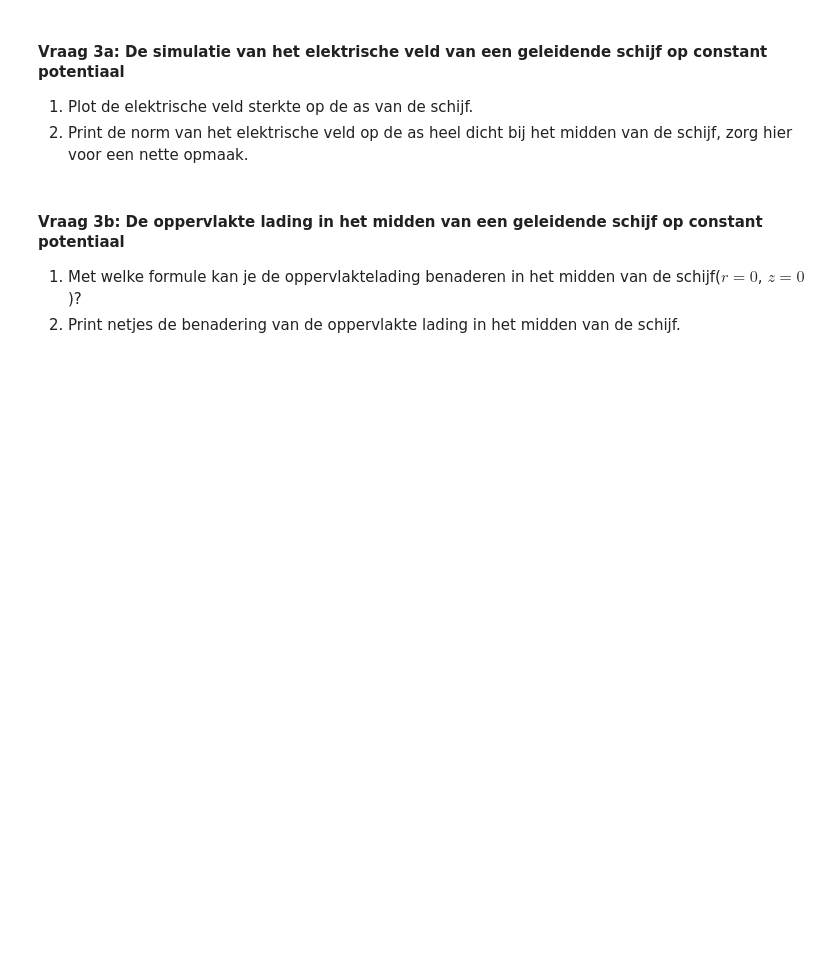
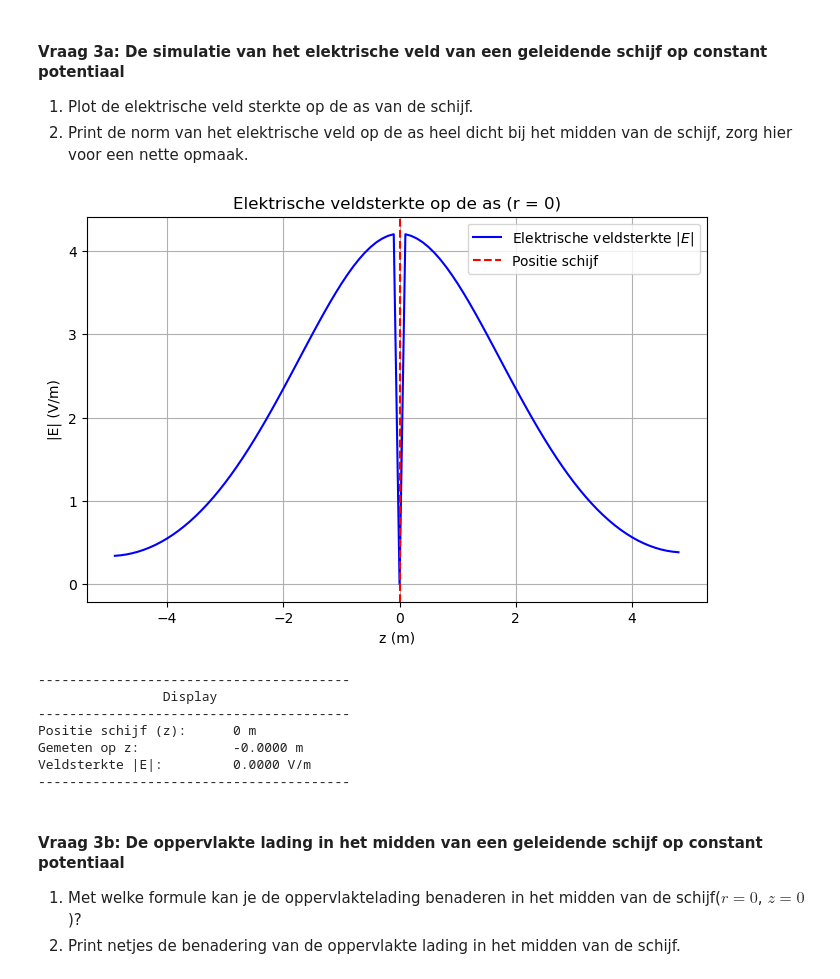
Before and after one commit to carstenschroevers-eng/opdrachten-DEF-D, a Jupyter notebook: DigitaleOntwerpopdrachten/1CondensatorOpdracht/CondensatorOntwerpopdracht.ipynb, the cells around one changed output. Drawn from its saved outputs; the diff is of its cells as text; code cells hidden in the pictures; blank space fills up the shorter version.

```diff
--- a/DigitaleOntwerpopdrachten/1CondensatorOpdracht/CondensatorOntwerpopdracht.ipynb
+++ b/DigitaleOntwerpopdrachten/1CondensatorOpdracht/CondensatorOntwerpopdracht.ipynb
@@ -334,9 +334,39 @@ plot_results_disk(Ez, Er, normE, V, r, z, grid_step, disk_radius, z_pos_disk1, z
 1. Plot de elektrische veld sterkte op de as van de schijf.
 2. Print de norm van het elektrische veld op de as heel dicht bij het midden van de schijf, zorg hier voor een nette opmaak.
 # %%
-###
-###Jouw code hier###
-###
+#eerst vinden voor welke index E bij r0 hoort.
+r0 = 0
+Ejuiste = normE[:, r0]
+
+plt.figure(figsize=(8, 5))
+plt.plot(z_for_E, Ejuiste, label='Elektrische veldsterkte $|E|$', color='blue')
+plt.axvline(x=z_pos_disk1, color='red', linestyle='--', label='Positie schijf')
+plt.xlabel('z (m)')
+plt.ylabel('|E| (V/m)')
+plt.title('Elektrische veldsterkte op de as (r = 0)')
+plt.grid(True)
+plt.legend()
+plt.show()
+
+idxmiddenz = np.abs(z_for_E - z_pos_disk1).argmin()
+Emidden = Ejuiste[idx_center_z]
+
+print("-" * 40)
+print(f"{'Display':^40}")
+print("-" * 40)
+print(f"Positie schijf (z):      {z_pos_disk1} m")
+print(f"Gemeten op z:            {z_for_E[idxmiddenz]:.4f} m")
+print(f"Veldsterkte |E|:         {Emidden:.4f} V/m")
+print("-" * 40)
+# %% [output]
+[figure, added]
+----------------------------------------
+                Display
+----------------------------------------
+Positie schijf (z):      0 m
+Gemeten op z:            -0.0000 m
+Veldsterkte |E|:         0.0000 V/m
+----------------------------------------
 # %% [markdown]
 #### Vraag 3b: De oppervlakte lading in het midden van een geleidende schijf op constant potentiaal
 
```
Also changed, not shown: parts of 1 cell of this notebook.
